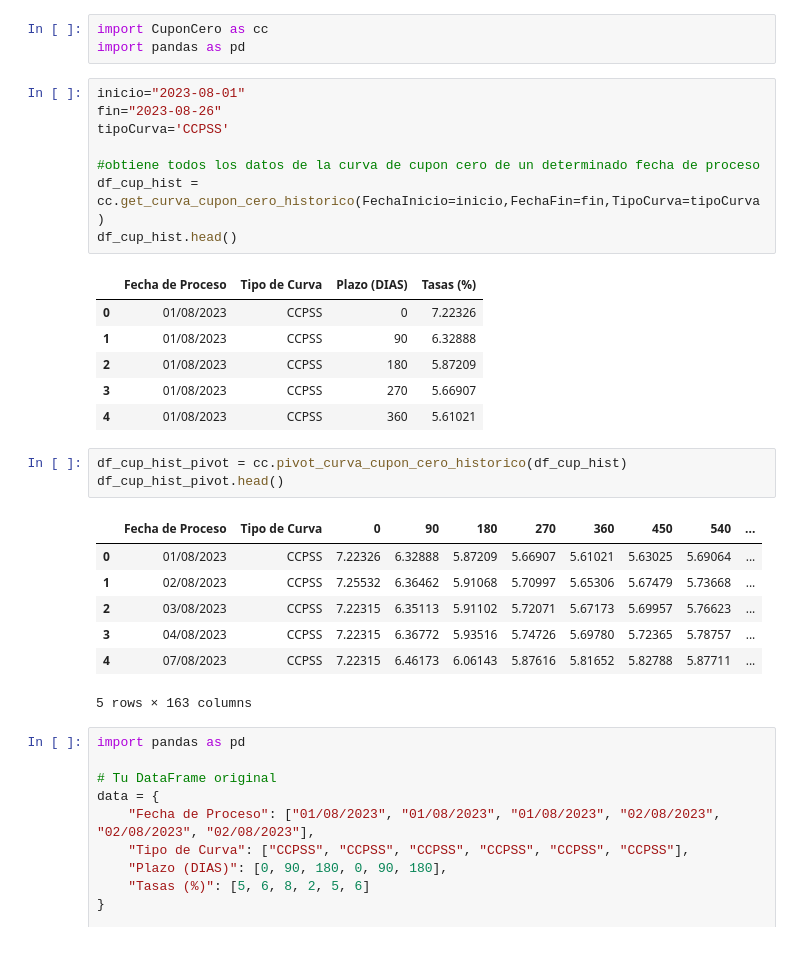
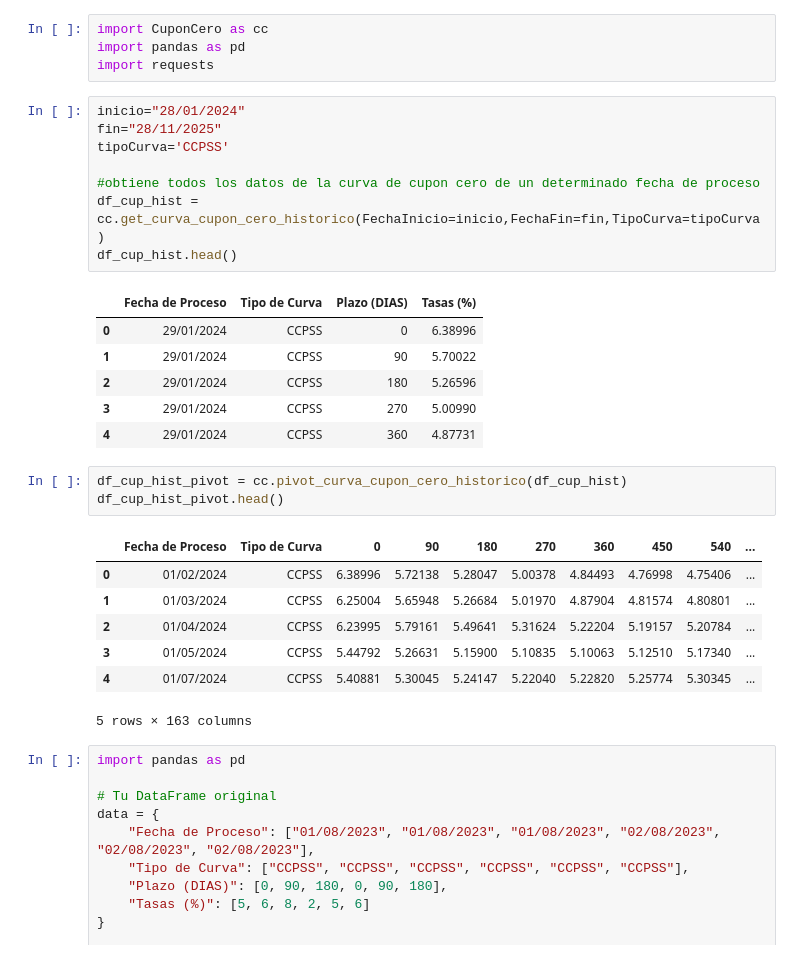
Before and after one commit to ecandela/sbs-gob-pe-helper, a Jupyter notebook: sbs_gob_pe_helper/Cupon_cero.ipynb, the cells around one changed output. Saved outputs shown, nothing was run; the diff lists cells and outputs as text.

```diff
--- a/sbs_gob_pe_helper/Cupon_cero.ipynb
+++ b/sbs_gob_pe_helper/Cupon_cero.ipynb
@@ -1,31 +1,32 @@
 # %%
 import CuponCero as cc
 import pandas as pd
+import requests
 # %%
-inicio="2023-08-01"
-fin="2023-08-26"
+inicio="28/01/2024"
+fin="28/11/2025"
 tipoCurva='CCPSS'
 
 #obtiene todos los datos de la curva de cupon cero de un determinado fecha de proceso
 df_cup_hist = cc.get_curva_cupon_cero_historico(FechaInicio=inicio,FechaFin=fin,TipoCurva=tipoCurva)
 df_cup_hist.head()
 # %% [output]
 |  | Fecha de Proceso | Tipo de Curva | Plazo (DIAS) | Tasas (%) |
-| 0 | 01/08/2023 | CCPSS | 0 | 7.22326 |
-| 1 | 01/08/2023 | CCPSS | 90 | 6.32888 |
-| 2 | 01/08/2023 | CCPSS | 180 | 5.87209 |
-| 3 | 01/08/2023 | CCPSS | 270 | 5.66907 |
-| 4 | 01/08/2023 | CCPSS | 360 | 5.61021 |
+| 0 | 29/01/2024 | CCPSS | 0 | 6.38996 |
+| 1 | 29/01/2024 | CCPSS | 90 | 5.70022 |
+| 2 | 29/01/2024 | CCPSS | 180 | 5.26596 |
+| 3 | 29/01/2024 | CCPSS | 270 | 5.00990 |
+| 4 | 29/01/2024 | CCPSS | 360 | 4.87731 |
 # %%
 df_cup_hist_pivot = cc.pivot_curva_cupon_cero_historico(df_cup_hist)
 df_cup_hist_pivot.head()
 # %% [output]
 |  | Fecha de Proceso | Tipo de Curva | 0 | 90 | 180 | 270 | 360 | 450 | 540 | ... |
-| 0 | 01/08/2023 | CCPSS | 7.22326 | 6.32888 | 5.87209 | 5.66907 | 5.61021 | 5.63025 | 5.69064 | ... |
-| 1 | 02/08/2023 | CCPSS | 7.25532 | 6.36462 | 5.91068 | 5.70997 | 5.65306 | 5.67479 | 5.73668 | ... |
-| 2 | 03/08/2023 | CCPSS | 7.22315 | 6.35113 | 5.91102 | 5.72071 | 5.67173 | 5.69957 | 5.76623 | ... |
-| 3 | 04/08/2023 | CCPSS | 7.22315 | 6.36772 | 5.93516 | 5.74726 | 5.69780 | 5.72365 | 5.78757 | ... |
-| 4 | 07/08/2023 | CCPSS | 7.22315 | 6.46173 | 6.06143 | 5.87616 | 5.81652 | 5.82788 | 5.87711 | ... |
+| 0 | 01/02/2024 | CCPSS | 6.38996 | 5.72138 | 5.28047 | 5.00378 | 4.84493 | 4.76998 | 4.75406 | ... |
+| 1 | 01/03/2024 | CCPSS | 6.25004 | 5.65948 | 5.26684 | 5.01970 | 4.87904 | 4.81574 | 4.80801 | ... |
+| 2 | 01/04/2024 | CCPSS | 6.23995 | 5.79161 | 5.49641 | 5.31624 | 5.22204 | 5.19157 | 5.20784 | ... |
+| 3 | 01/05/2024 | CCPSS | 5.44792 | 5.26631 | 5.15900 | 5.10835 | 5.10063 | 5.12510 | 5.17340 | ... |
+| 4 | 01/07/2024 | CCPSS | 5.40881 | 5.30045 | 5.24147 | 5.22040 | 5.22820 | 5.25774 | 5.30345 | ... |
 5 rows × 163 columns
 # %%
 import pandas as pd
```
Also changed, not shown: parts of 3 cells of this notebook, 11 other files.
